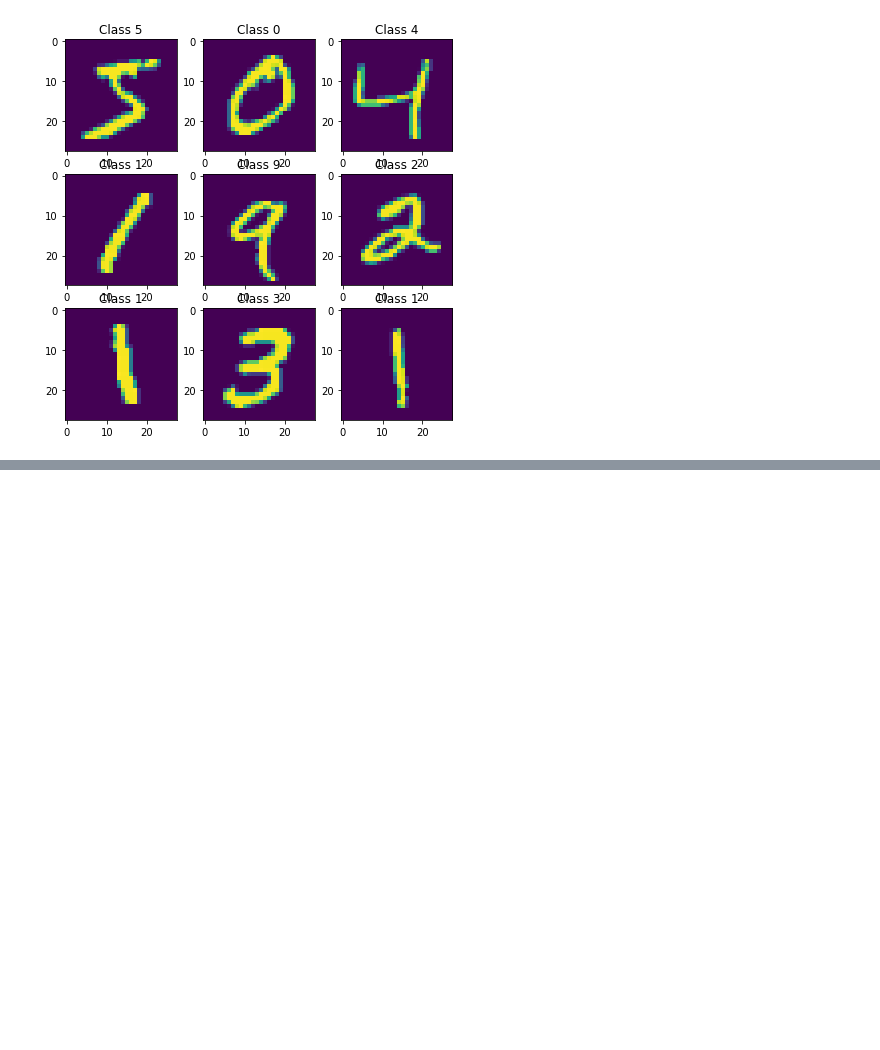
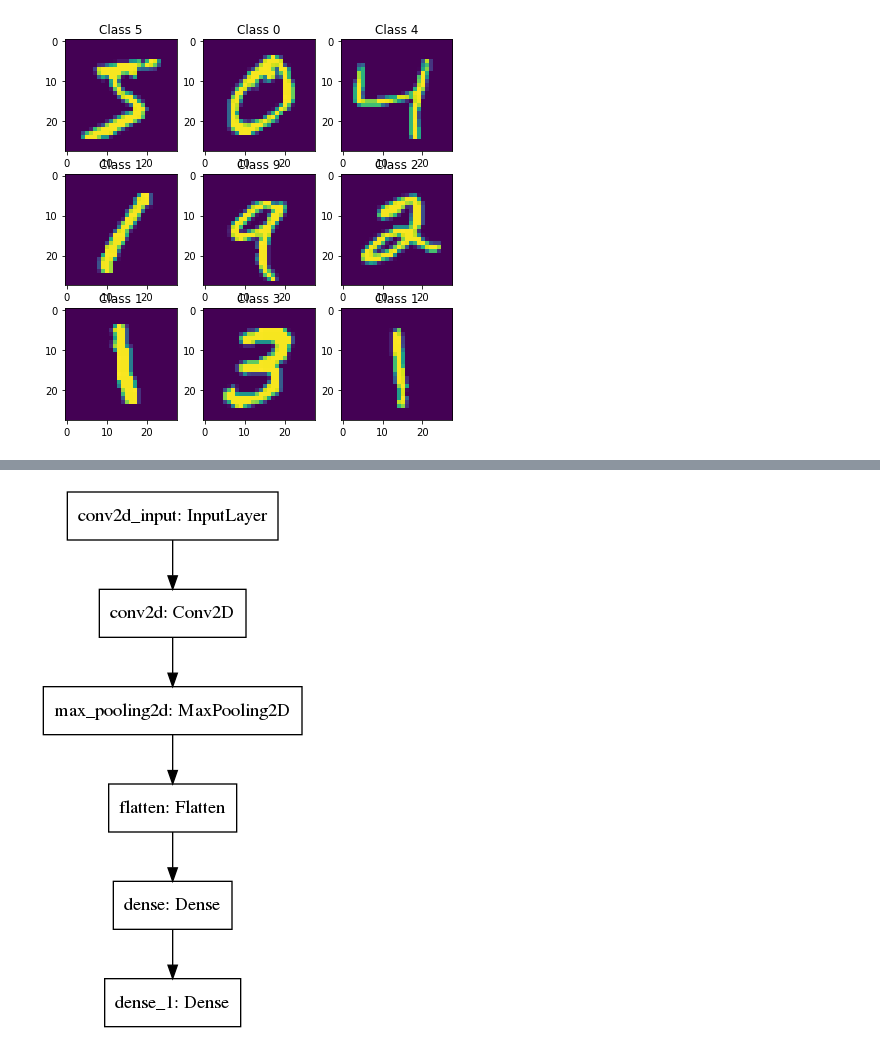
Before and after one commit to JMIsham/MNIST-NN, a Jupyter notebook: 1.py.ipynb, the cells around one changed output, grey strips where cells are left out. Drawn from its saved outputs; the diff is of its cells as text; code cells hidden in the pictures; blank space fills up the shorter version.

```diff
--- a/1.py.ipynb
+++ b/1.py.ipynb
@@ -107,0 +120,4 @@ _________________________________________________________________
+# %%
+plot_model(model, to_file='model.png')
+# %% [output]
+[figure, added]
```
Also changed, not shown: parts of 4 cells of this notebook, 2 other files.
